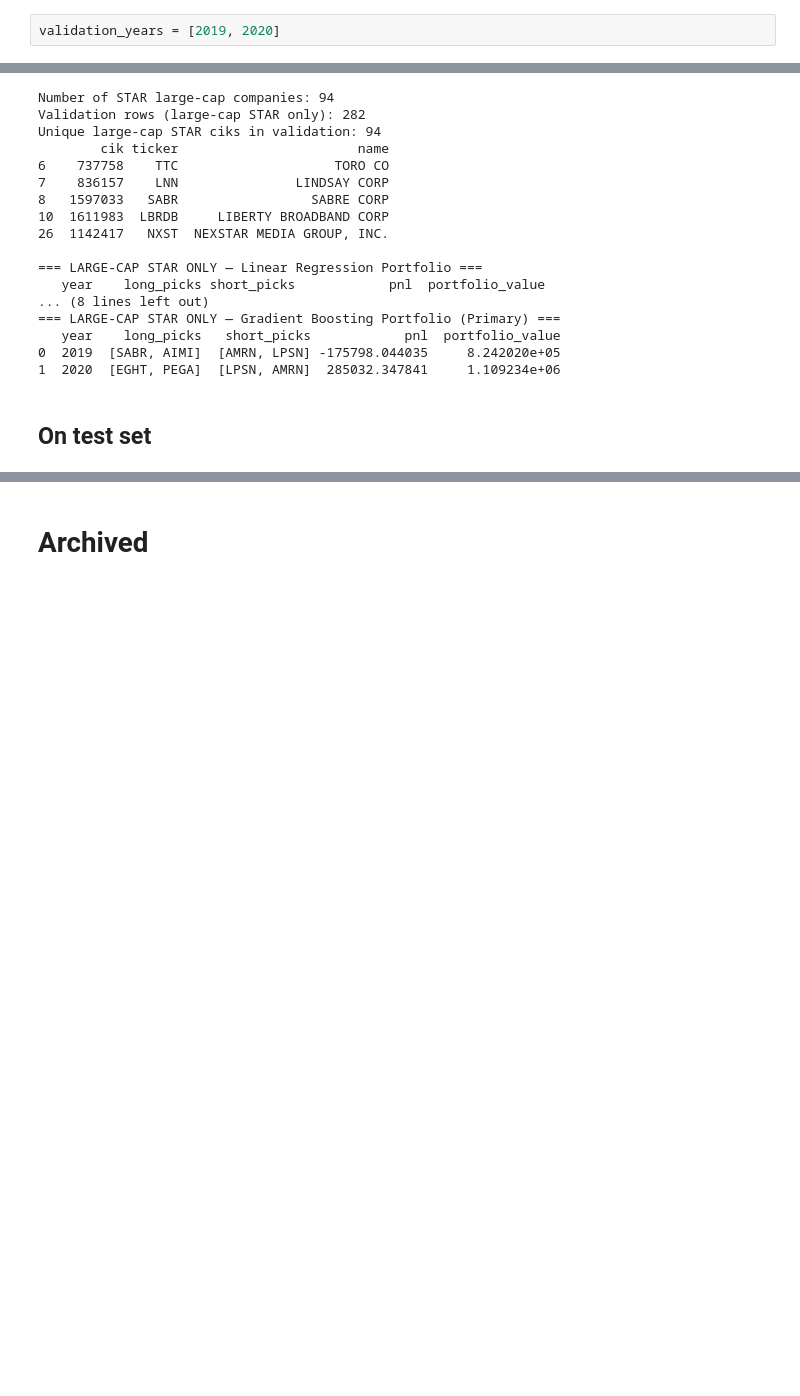
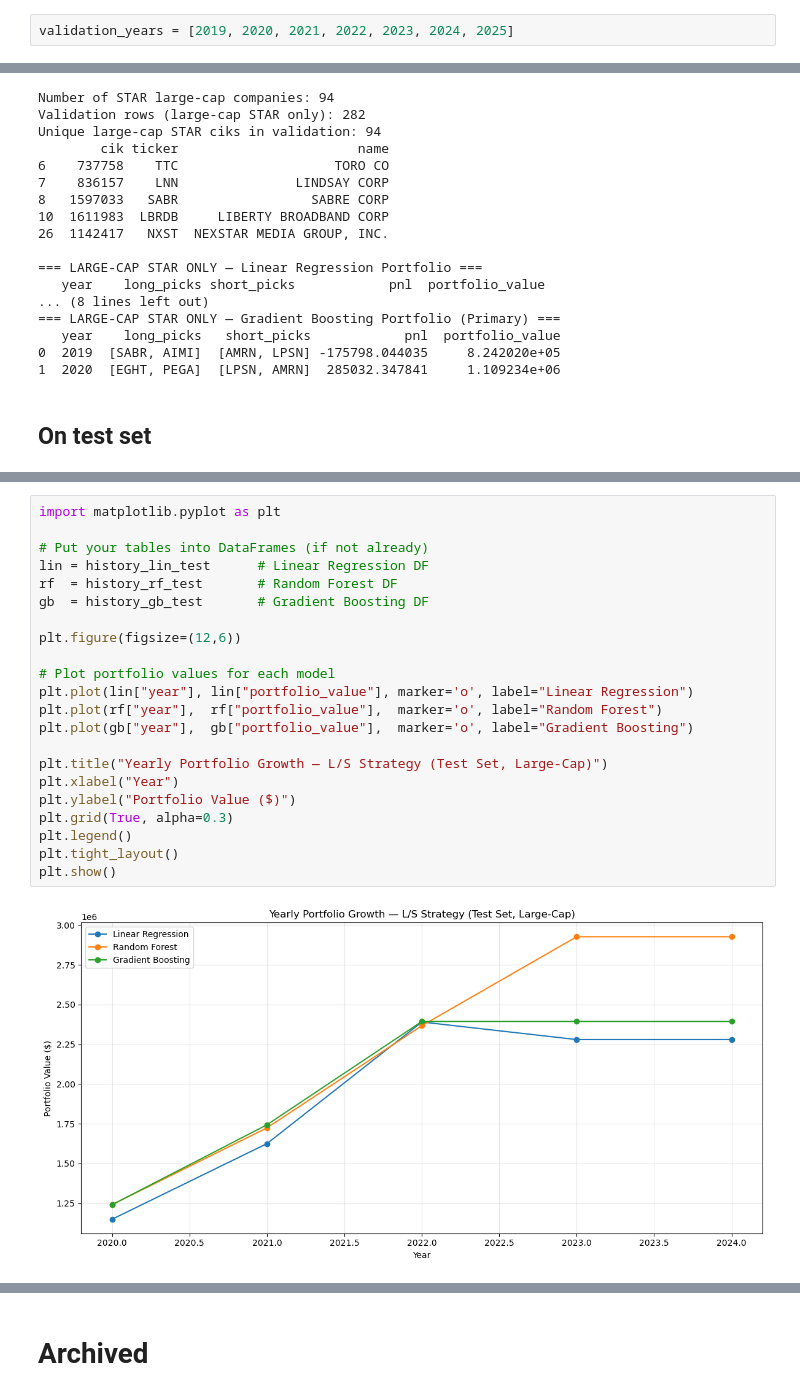
Before and after one commit to AyyaduraiAgalya/Automated-Equity-Valuation, a Jupyter notebook: notebooks/05_feature_engg.ipynb, the cells around one changed output, grey strips where cells are left out. Saved outputs shown, nothing was run; the diff lists cells and outputs as text; blank space fills up the shorter version.

Commit message:
Updated notebooks for visuals and report writing

```diff
--- a/notebooks/04_feature_engg.ipynb
+++ b/notebooks/05_feature_engg.ipynb
@@ -626,7 +627,7 @@ plt.show()
 # %% [markdown]
 ## Overvalued/Undervalued?
 # %%
-validation_years = [2019, 2020]
+validation_years = [2019, 2020, 2021, 2022, 2023, 2024, 2025]
 # %%
 def get_top_residuals_by_year(df, model_resid_col, year, top_n=2):
     """
@@ -1015,0 +1343,24 @@ Random Forest (TEST)
+# %%
+import matplotlib.pyplot as plt
+
+# Put your tables into DataFrames (if not already)
+lin = history_lin_test      # Linear Regression DF
+rf  = history_rf_test       # Random Forest DF
+gb  = history_gb_test       # Gradient Boosting DF
+
+plt.figure(figsize=(12,6))
+
+# Plot portfolio values for each model
+plt.plot(lin["year"], lin["portfolio_value"], marker='o', label="Linear Regression")
+plt.plot(rf["year"],  rf["portfolio_value"],  marker='o', label="Random Forest")
+plt.plot(gb["year"],  gb["portfolio_value"],  marker='o', label="Gradient Boosting")
+
+plt.title("Yearly Portfolio Growth — L/S Strategy (Test Set, Large-Cap)")
+plt.xlabel("Year")
+plt.ylabel("Portfolio Value ($)")
+plt.grid(True, alpha=0.3)
+plt.legend()
+plt.tight_layout()
+plt.show()
+# %% [output]
+[figure, added]
```
Also changed, not shown: parts of 20 cells of this notebook, 13 other files.
